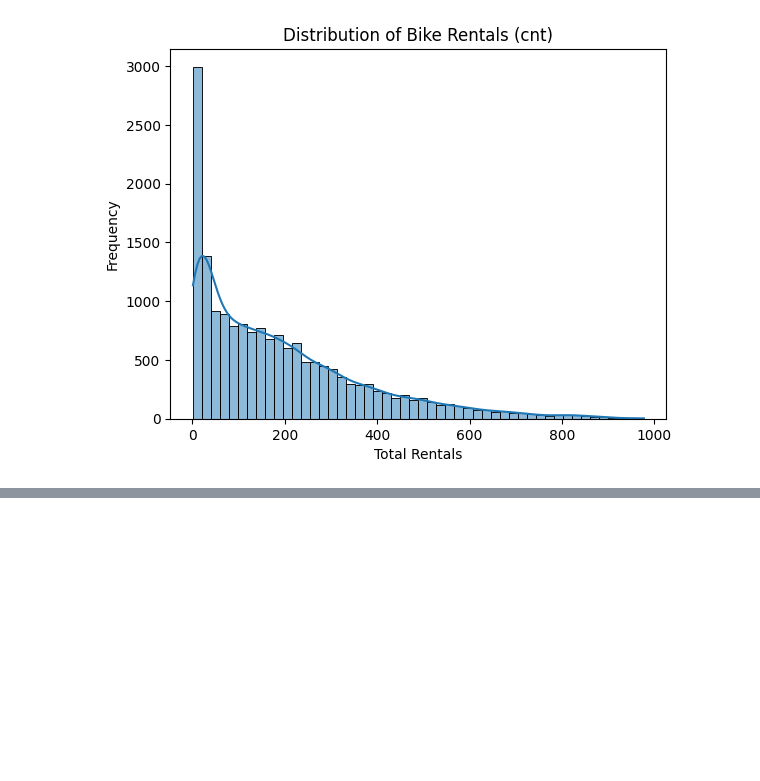
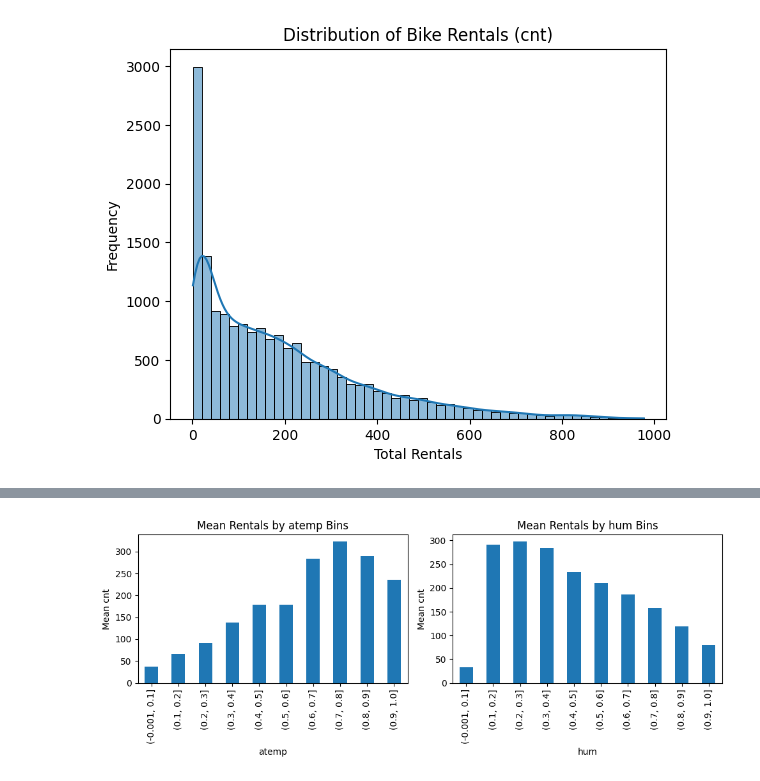
Before and after one commit to ZabitMagomed239/Bike-Rental-Regression-Project, a Jupyter notebook: noteboks/01_eda.ipynb, the cells around one changed output, grey strips where cells are left out. Cells and saved outputs as stored; diff of their text form; code cells hidden in the pictures; blank space fills up the shorter version.

```diff
--- a/noteboks/01_eda.ipynb
+++ b/noteboks/01_eda.ipynb
@@ -218,0 +215,19 @@ Name: cnt, dtype: float64
+# %%
+cols = ["atemp", "hum"]
+n_cols = 2
+n_rows = (len(cols) + n_cols - 1) // n_cols
+
+fig, axes = plt.subplots(n_rows, n_cols, figsize=(10, n_rows*4))
+axes = axes.flatten()
+
+for i, col in enumerate(cols):
+    df[col + '_bin'] = pd.cut(df[col], bins=10)
+    df.groupby(col + '_bin')['cnt'].mean().plot(kind='bar', ax=axes[i])
+    axes[i].set_title(f'Mean Rentals by {col} Bins')
+    axes[i].set_xlabel(col)
+    axes[i].set_ylabel('Mean cnt')
+
+plt.tight_layout()
+plt.show()
+# %% [output]
+[figure, added]
```
Also changed, not shown: parts of 11 cells of this notebook, 1 other file.
